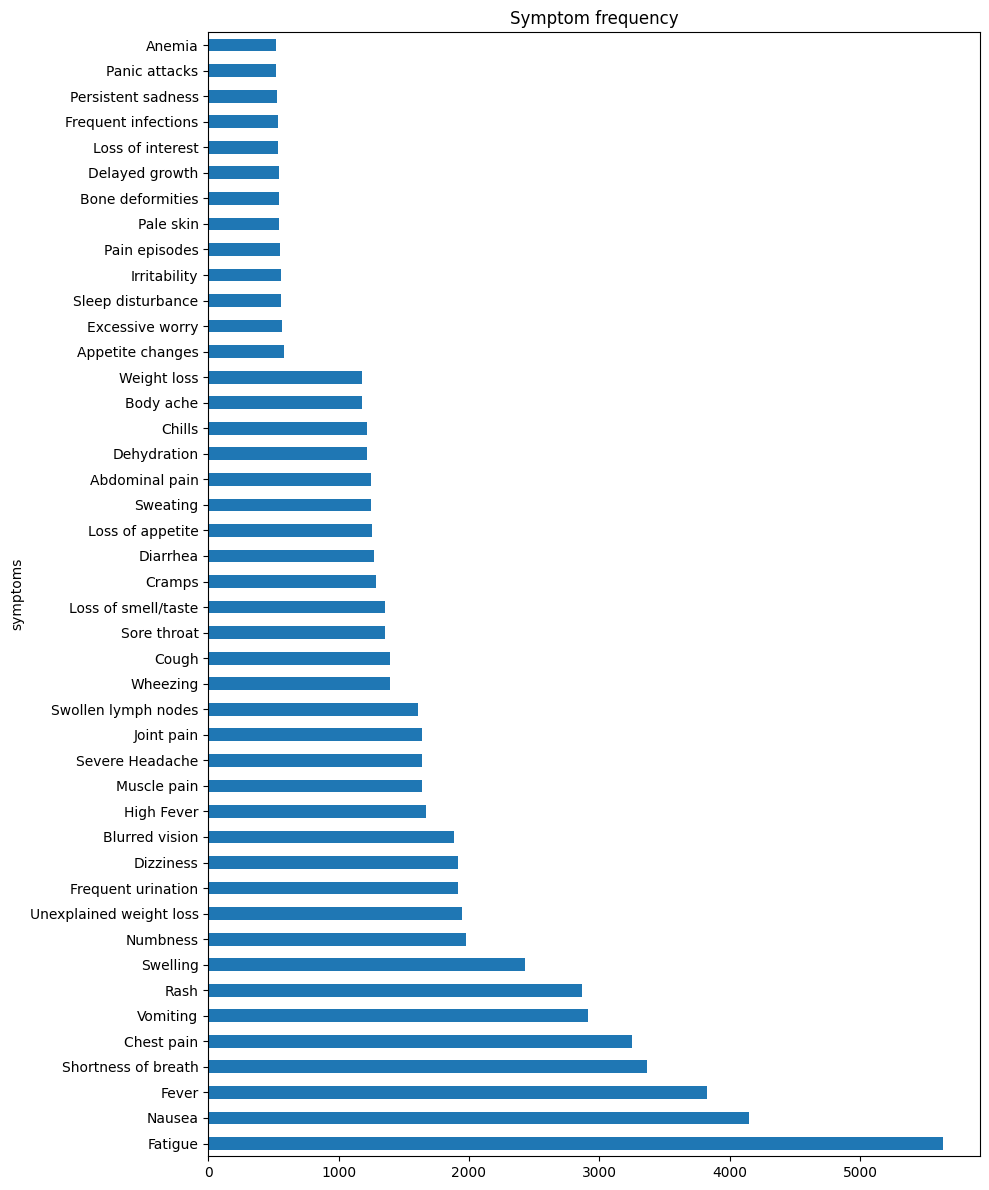
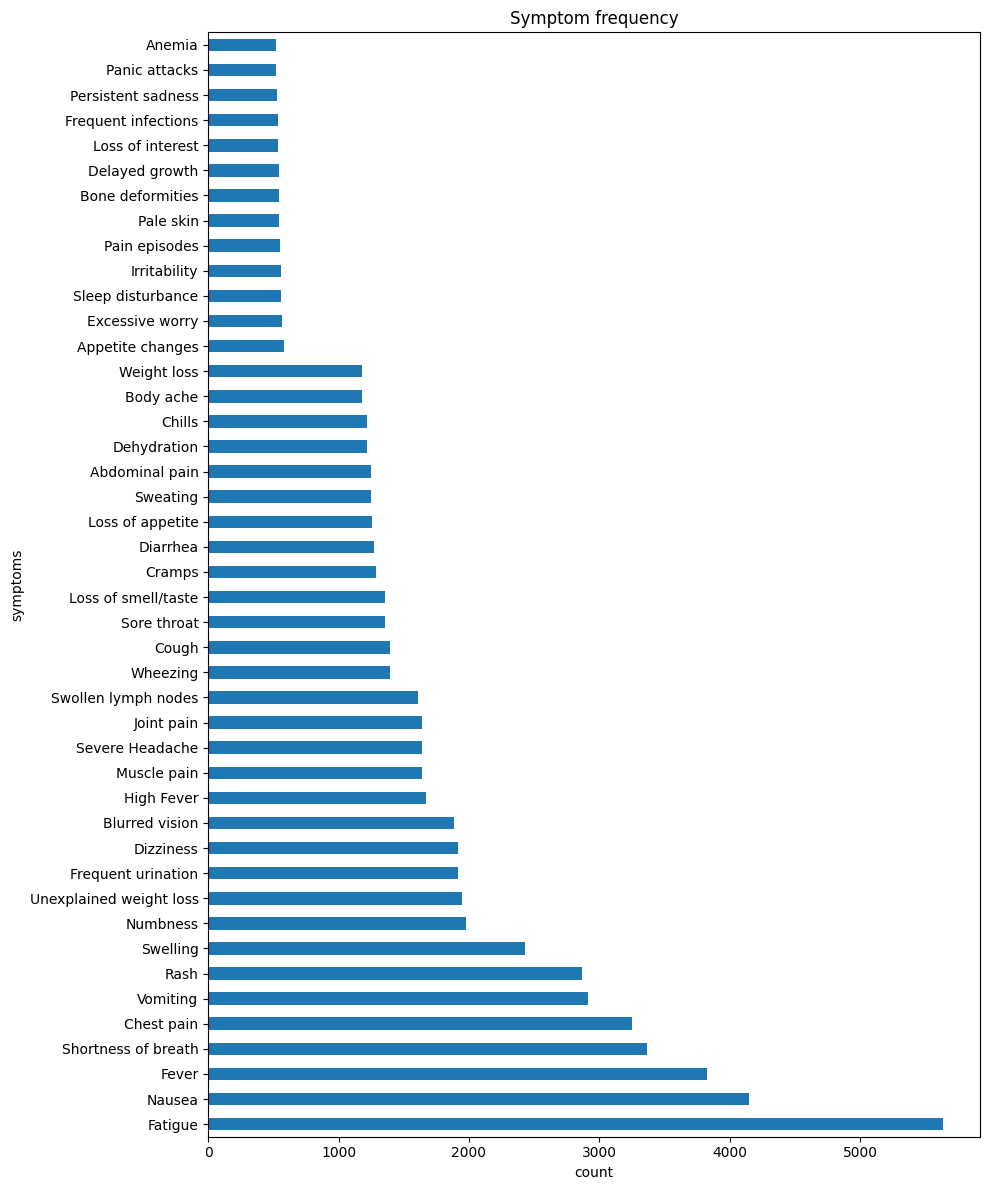
The notebook cell's code change between the first figure and the second:
--- before
+++ after
@@ -2,7 +2,8 @@
 plt.figure(figsize=(10,10))
 plt.title("Which symptoms appear most in the dataset?")
-plt.xlabel("count")
 symptom_counts = df_raw['symptoms'].str.split(', ').explode().value_counts()
 symptom_counts.plot(kind='barh', figsize=(10, 12), title='Symptom frequency')
+plt.xlabel("count")
 plt.tight_layout()
+plt.savefig("figures/symptoms_frequency.png")
 plt.show()

Commit: Adding code to save graphs and uploading all the saved graphs